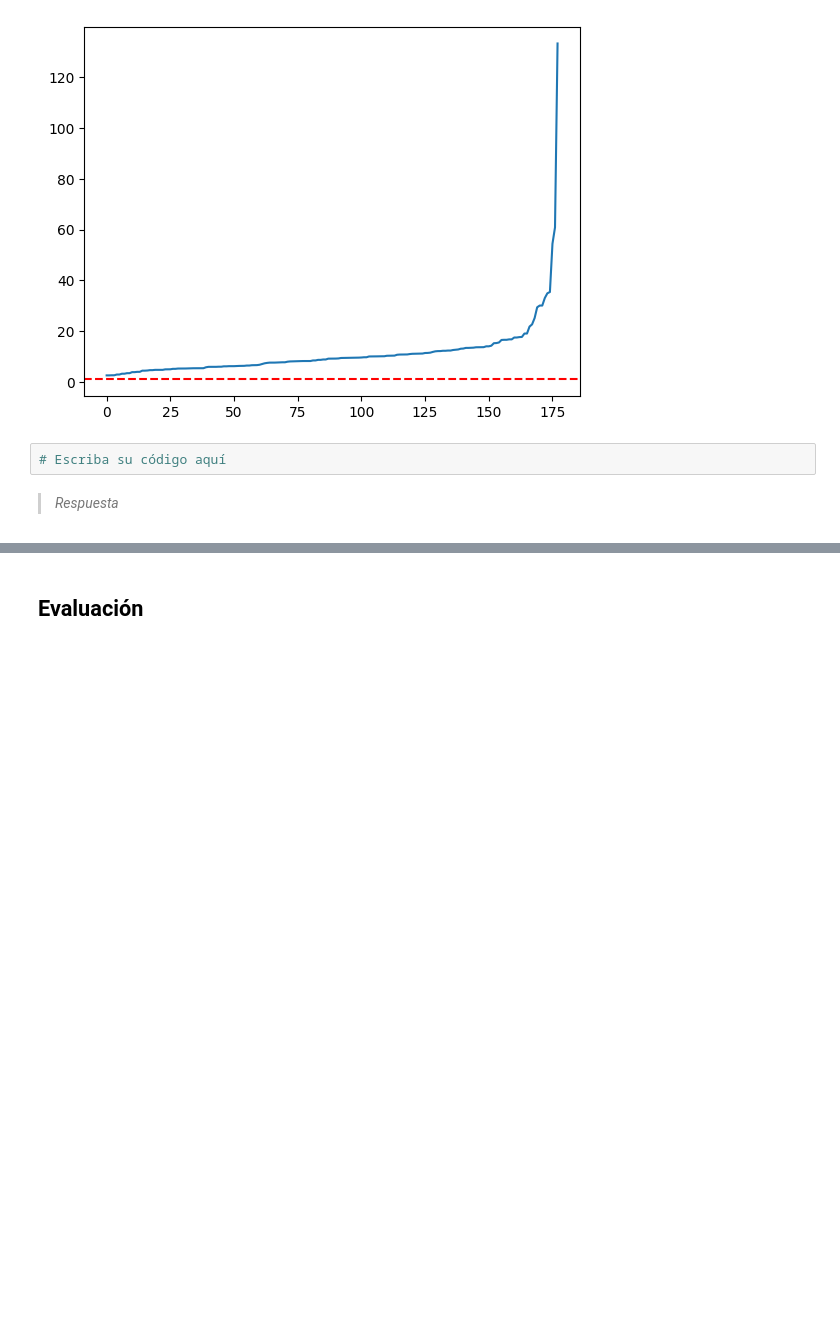
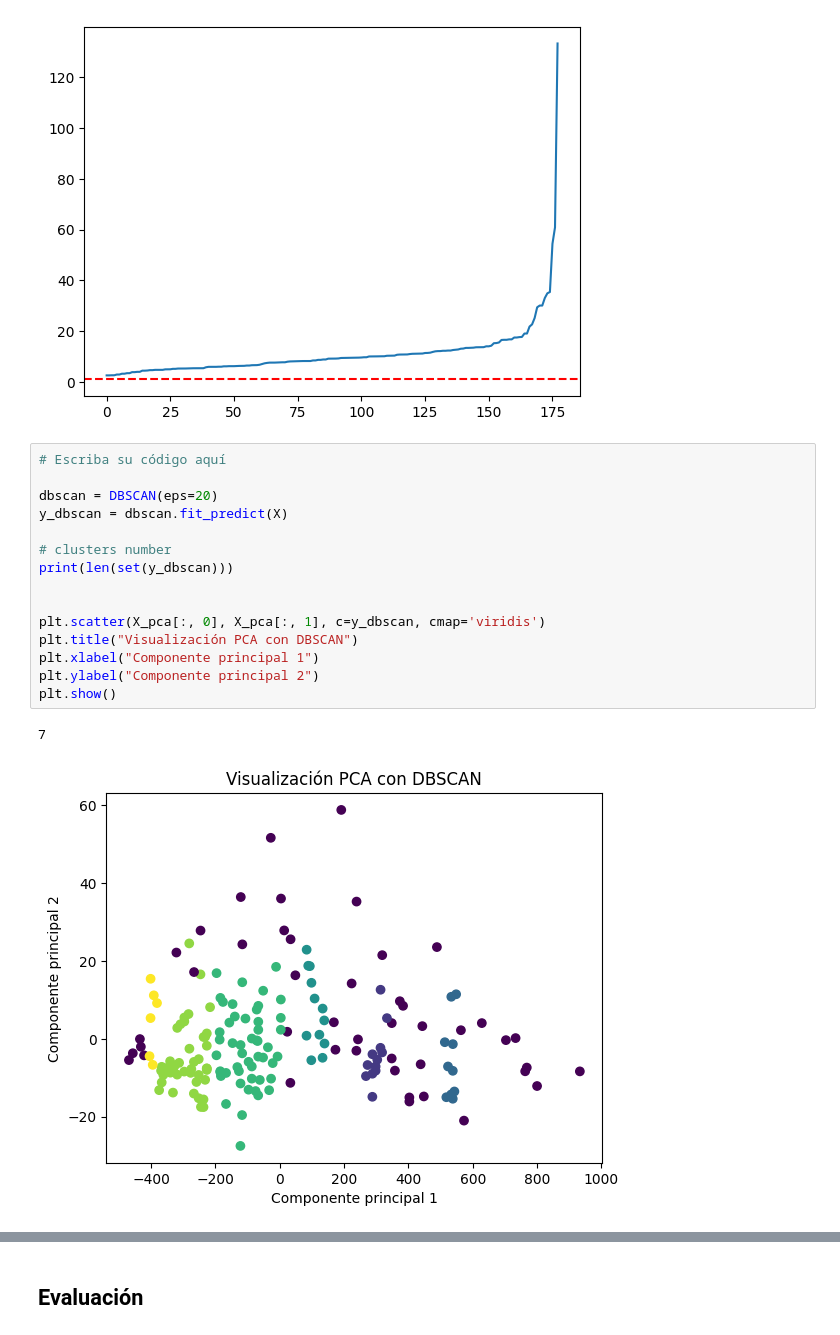
Before and after one commit to BnjmnNicholas/CC5205-Mineria_de_Datos_Labs, a Jupyter notebook: Lab_5/lab_5.ipynb, the cells around one changed output, grey strips where cells are left out. Saved outputs shown, nothing was run; the diff lists cells and outputs as text; blank space fills up the shorter version.

```diff
--- a/Lab_5/lab_5.ipynb
+++ b/Lab_5/lab_5.ipynb
@@ -252,7 +252,21 @@ ax.plot(distances)
 plt.show()
 # %% [output]
 [figure]
-# %%
-# Escriba su código aquí
-# %% [markdown]
-> *Respuesta*
+# %%
+# Escriba su código aquí
+
+dbscan = DBSCAN(eps=20)
+y_dbscan = dbscan.fit_predict(X)
+
+# clusters number
+print(len(set(y_dbscan)))
+
+
+plt.scatter(X_pca[:, 0], X_pca[:, 1], c=y_dbscan, cmap='viridis')
+plt.title("Visualización PCA con DBSCAN")
+plt.xlabel("Componente principal 1")
+plt.ylabel("Componente principal 2")
+plt.show()
+# %% [output]
+7
+[figure, added]
```
Also changed, not shown: parts of 7 cells of this notebook.
